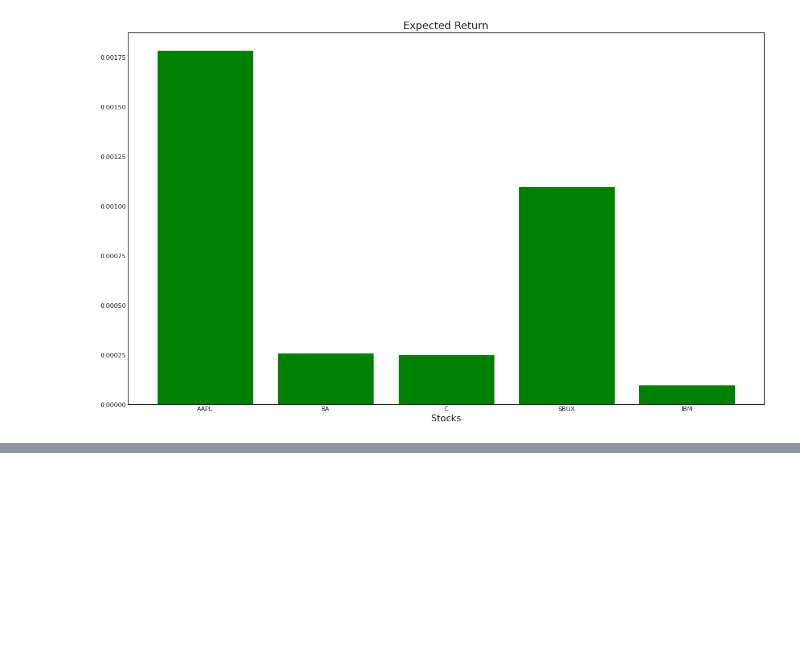
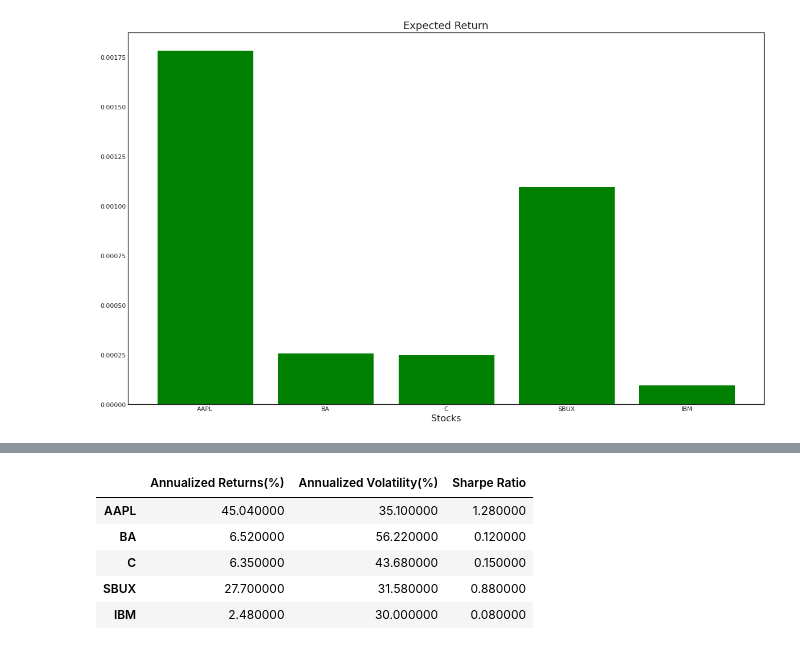
Before and after one commit to Y77CH/Stock-Trading-Analysis-Practice, a Jupyter notebook: Stock Analysis.ipynb, the cells around one changed output, grey strips where cells are left out. Saved outputs shown, nothing was run; the diff lists cells and outputs as text; code cells hidden in the pictures; blank space fills up the shorter version.

```diff
--- a/Stock Analysis.ipynb
+++ b/Stock Analysis.ipynb
@@ -111,0 +122,7 @@ plt.show()
+# %%
+ONEYEARDAYS = 252
+AAPL_std = AAPL_return.std() * np.sqrt(ONEYEARDAYS)
+BA_std = BA_return.std() * np.sqrt(ONEYEARDAYS)
+C_std = C_return.std() * np.sqrt(ONEYEARDAYS)
+SBUX_std = SBUX_return.std() * np.sqrt(ONEYEARDAYS)
+IBM_std = IBM_return.std() * np.sqrt(ONEYEARDAYS)
@@ -111,0 +273,13 @@ plt.show()
+# %%
+stats = pd.DataFrame()
+stats['Annualized Returns(%)']    = np.round(returns.mean() * ONEYEARDAYS *100,2)
+stats['Annualized Volatility(%)'] = np.round(returns.std() * np.sqrt(ONEYEARDAYS)*100,2)
+stats['Sharpe Ratio'] = np.round(stats['Annualized Returns(%)'] /stats['Annualized Volatility(%)'],2)
+stats.style.bar(color=['red','green'], align='zero')
+# %% [output]
+|  | Annualized Returns(%) | Annualized Volatility(%) | Sharpe Ratio |
+| AAPL | 45.040000 | 35.100000 | 1.280000 |
+| BA | 6.520000 | 56.220000 | 0.120000 |
+| C | 6.350000 | 43.680000 | 0.150000 |
+| SBUX | 27.700000 | 31.580000 | 0.880000 |
+| IBM | 2.480000 | 30.000000 | 0.080000 |
```
Also changed, not shown: parts of 7 cells of this notebook.
